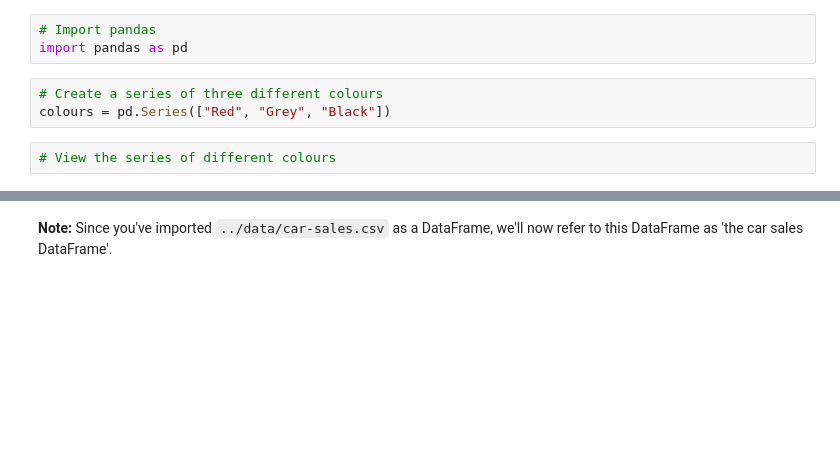
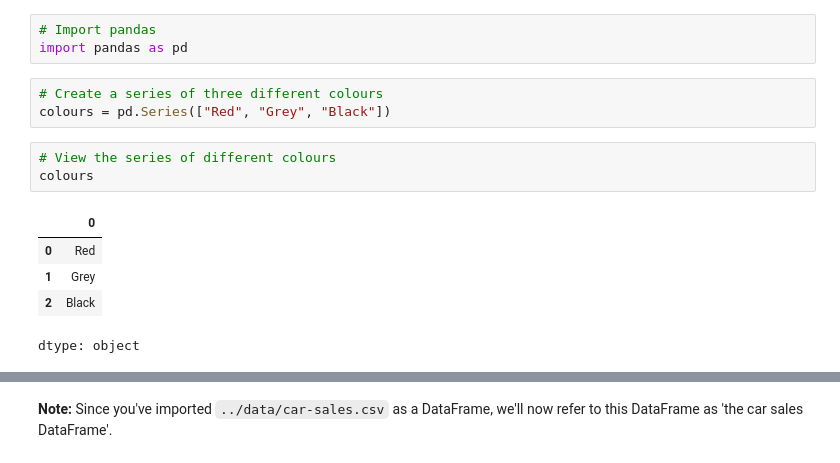
Before and after one commit to ican17/ML, a Jupyter notebook: section-2-data-science-and-ml-tools/pandas-exercises.ipynb, the cells around one changed output, grey strips where cells are left out. Saved outputs shown, nothing was run; the diff lists cells and outputs as text; blank space fills up the shorter version.

```diff
--- a/section-2-data-science-and-ml-tools/pandas-exercises.ipynb
+++ b/section-2-data-science-and-ml-tools/pandas-exercises.ipynb
@@ -18,5 +18,12 @@ import pandas as pd
 colours = pd.Series(["Red", "Grey", "Black"])
 # %%
 # View the series of different colours
+colours
+# %% [output]
+|  | 0 |
+| 0 | Red |
+| 1 | Grey |
+| 2 | Black |
+dtype: object
 # %%
 # Create a series of three different car types and view it
```
Also changed, not shown: parts of 4 cells of this notebook.
